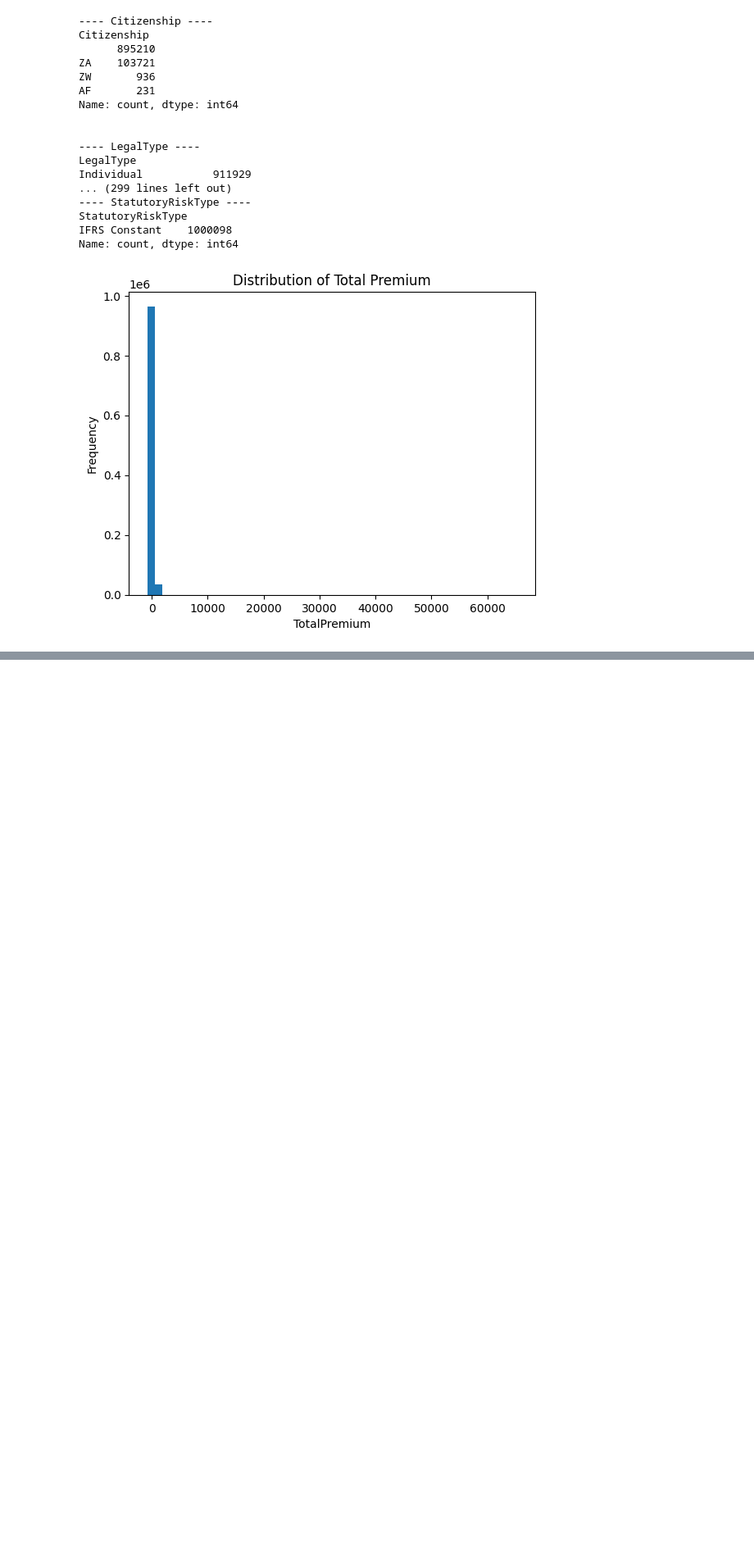
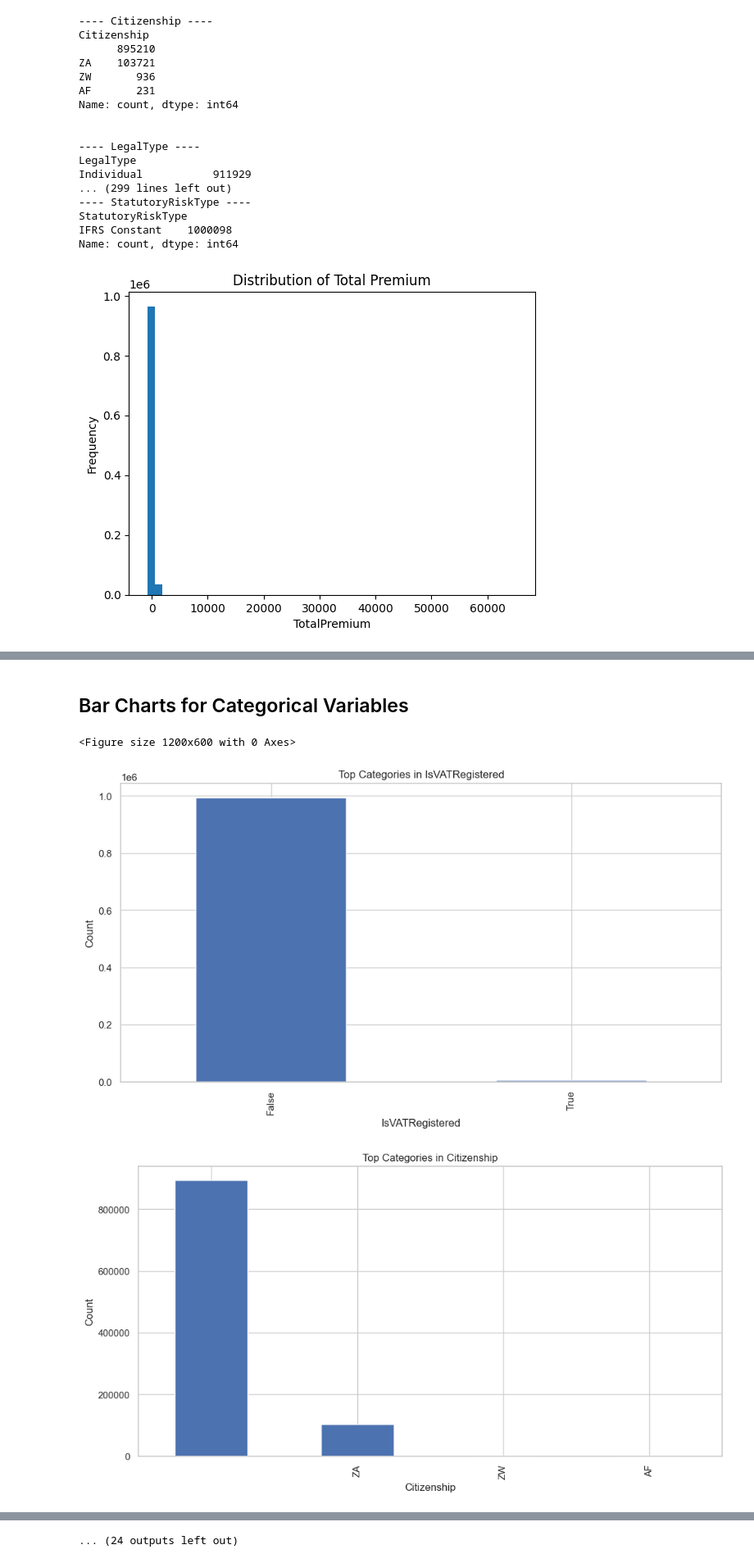
Before and after one commit to eyobedanalyst/AlphaCare_Insurance_Solutions-ACIS-week3, a Jupyter notebook: notebooks/insurance_EDA.ipynb, the cells around one changed output, grey strips where cells are left out. Shown at 82% size. Drawn from its saved outputs; the diff is of its cells as text; code cells hidden in the pictures; blank space fills up the shorter version.

```diff
--- a/notebooks/insurance_EDA.ipynb
+++ b/notebooks/insurance_EDA.ipynb
@@ -184,0 +207,16 @@ np.float64(65282.6)
+# %% [markdown]
+## Bar Charts for Categorical Variables
+# %%
+plt.figure(figsize=(12, 6))
+
+for col in categorical_cols:
+    plt.figure(figsize=(12,6))
+    df[col].value_counts(dropna=False).head(10).plot(kind='bar')
+    plt.title(f"Top Categories in {col}")
+    plt.xlabel(col)
+    plt.ylabel("Count")
+    plt.show()
+# %% [output]
+<Figure size 1200x600 with 0 Axes>
+[figure, added]
+[figure, added]
@@ -184,0 +232 @@ np.float64(65282.6)
+... (24 outputs left out)
```
Also changed, not shown: parts of 23 cells of this notebook.
